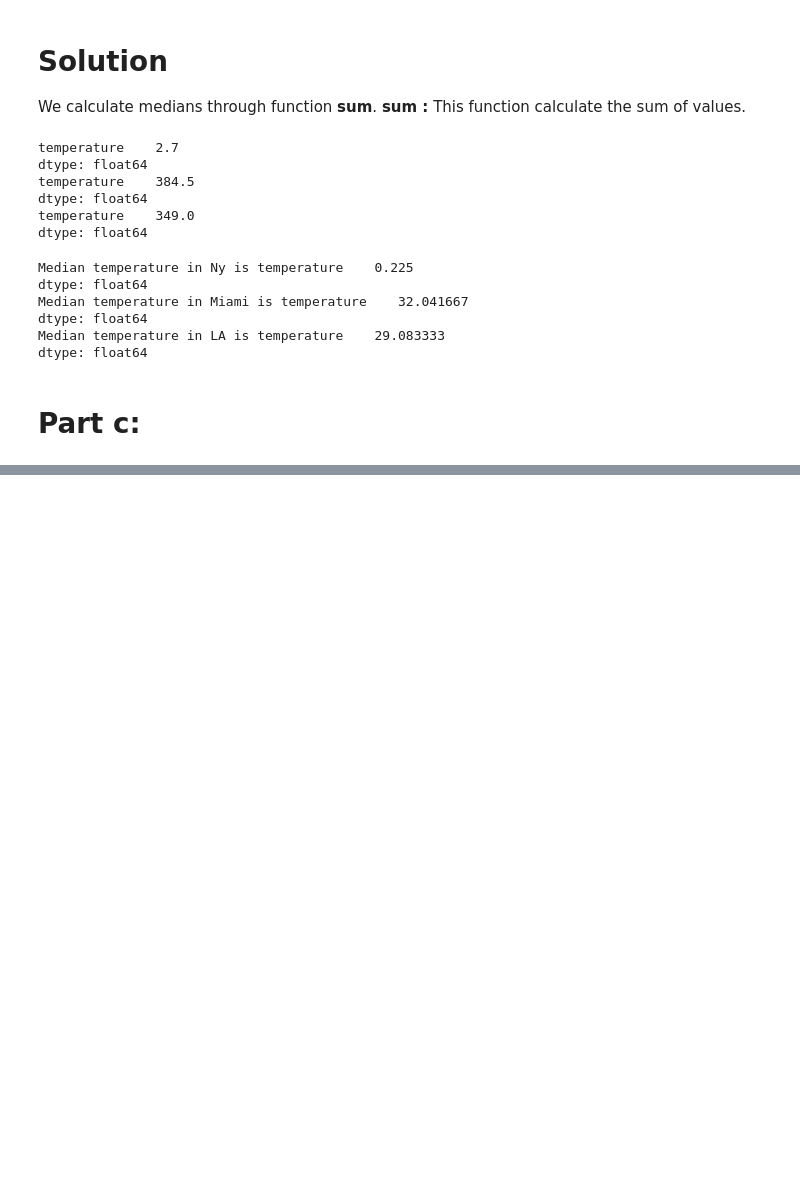
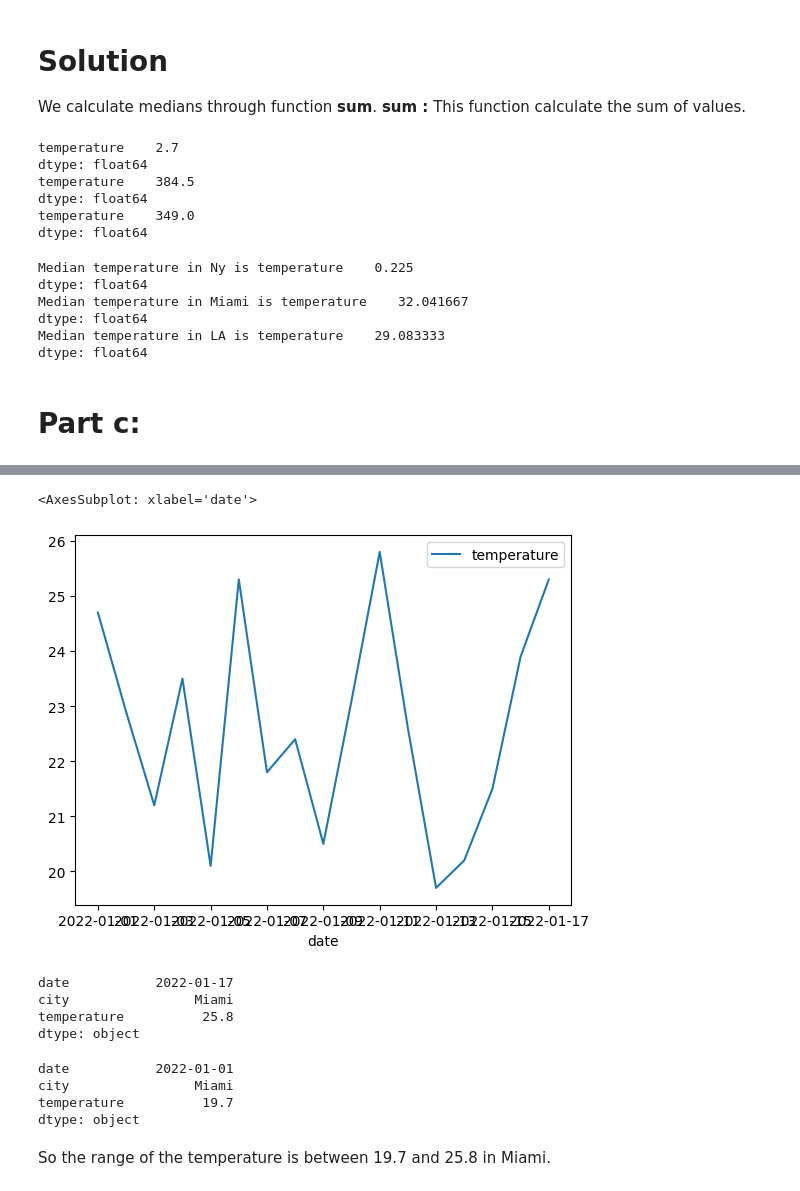
Before and after one commit to pooyanosk1382/numericalAnalysis, a Jupyter notebook: NumpyAndPandas.ipynb, the cells around one changed output, grey strips where cells are left out. Cells and saved outputs as stored; diff of their text form; code cells hidden in the pictures; blank space fills up the shorter version.

```diff
--- a/NumpyAndPandas.ipynb
+++ b/NumpyAndPandas.ipynb
@@ -96,0 +184,3 @@ dtype: float64
+# %%
+dfMiami = df.loc[df['city'] == 'Miami']
+dfMiami
@@ -96,0 +206,21 @@ dtype: float64
+# %%
+dfMiami.plot(x='date', y='temperature')
+# %% [output]
+<AxesSubplot: xlabel='date'>
+[figure, added]
+# %%
+dfMiami.max()
+# %% [output]
+date           2022-01-17
+city                Miami
+temperature          25.8
+dtype: object
+# %%
+dfMiami.min()
+# %% [output]
+date           2022-01-01
+city                Miami
+temperature          19.7
+dtype: object
+# %% [markdown]
+So the range of the temperature is between 19.7 and 25.8 in Miami.
```
Also changed, not shown: parts of 12 cells of this notebook.
